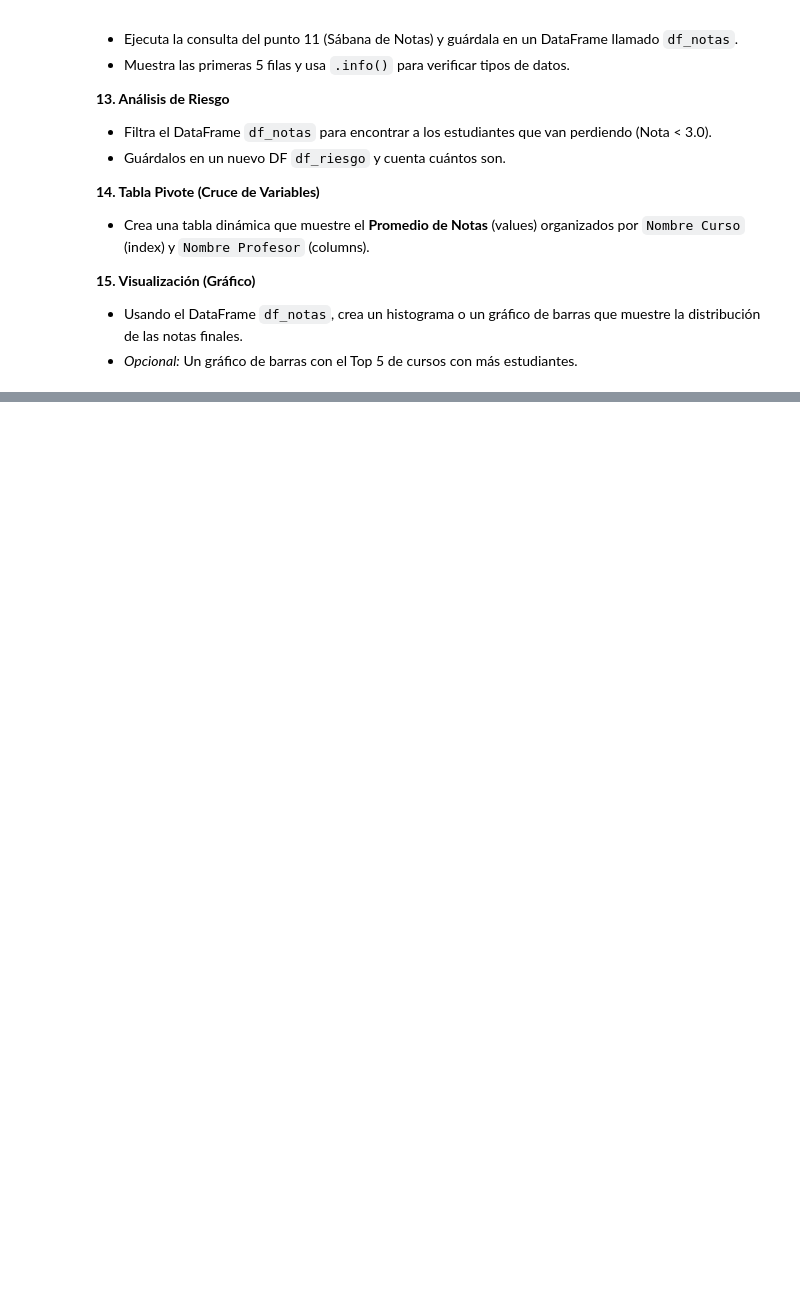
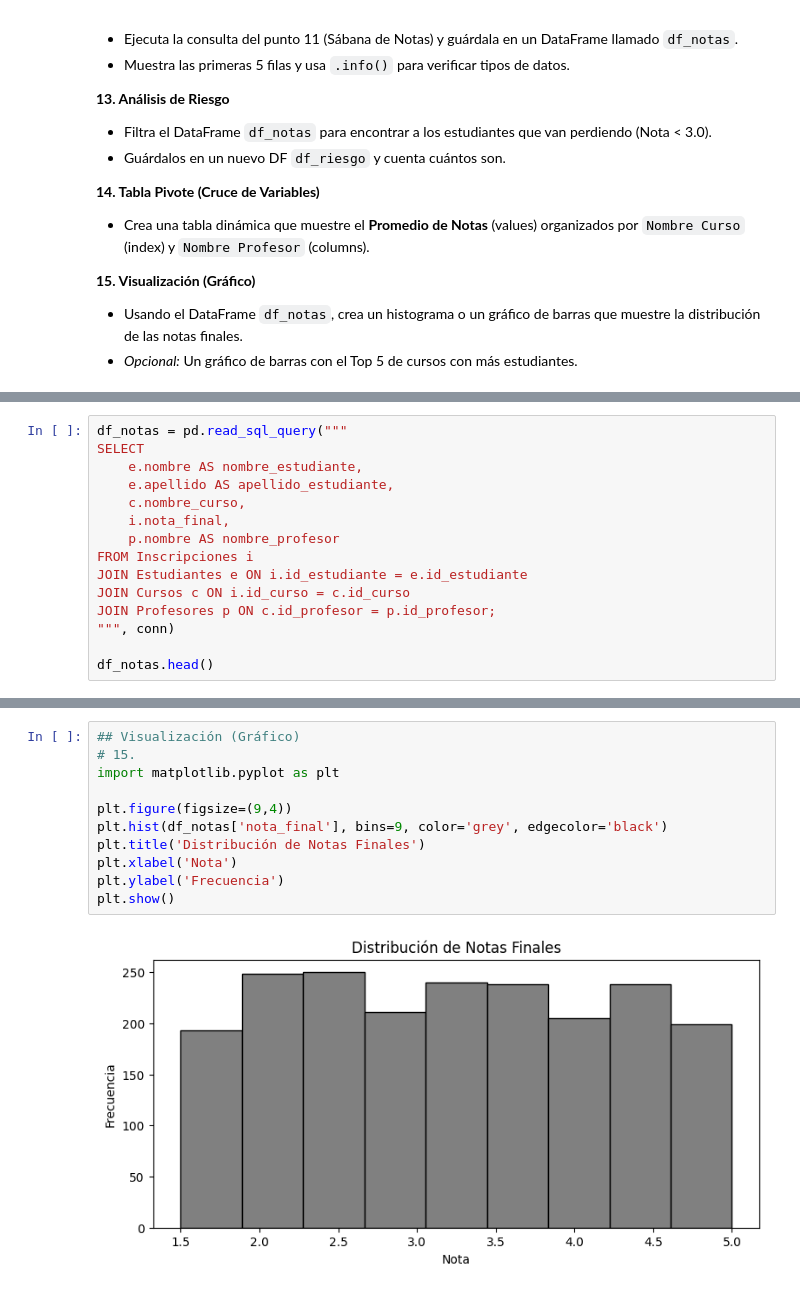
Before and after one commit to Sergiogarcialeo/ProyectoFinalUniversidades, a Jupyter notebook: Cuadernos/Examen.ipynb, the cells around one changed output, grey strips where cells are left out. Drawn from its saved outputs; the diff is of its cells as text; blank space fills up the shorter version.

```diff
--- a/Cuadernos/Examen.ipynb
+++ b/Cuadernos/Examen.ipynb
@@ -127,0 +373,15 @@ print("¡Examen Finalizado!")
+# %%
+df_notas = pd.read_sql_query("""
+SELECT
+    e.nombre AS nombre_estudiante,
+    e.apellido AS apellido_estudiante,
+    c.nombre_curso,
+    i.nota_final,
+    p.nombre AS nombre_profesor
+FROM Inscripciones i
+JOIN Estudiantes e ON i.id_estudiante = e.id_estudiante
+JOIN Cursos c ON i.id_curso = c.id_curso
+JOIN Profesores p ON c.id_profesor = p.id_profesor;
+""", conn)
+
+df_notas.head()
@@ -127,0 +466,13 @@ print("¡Examen Finalizado!")
+# %%
+## Visualización (Gráfico)
+# 15.
+import matplotlib.pyplot as plt
+
+plt.figure(figsize=(9,4))
+plt.hist(df_notas['nota_final'], bins=9, color='grey', edgecolor='black')
+plt.title('Distribución de Notas Finales')
+plt.xlabel('Nota')
+plt.ylabel('Frecuencia')
+plt.show()
+# %% [output]
+[figure, added]
```
Also changed, not shown: parts of 28 cells of this notebook.
